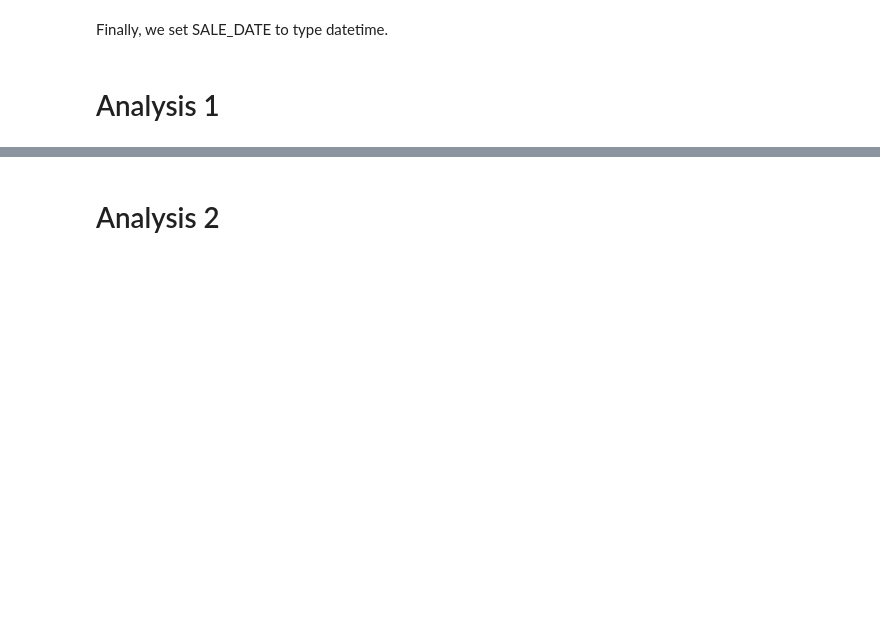
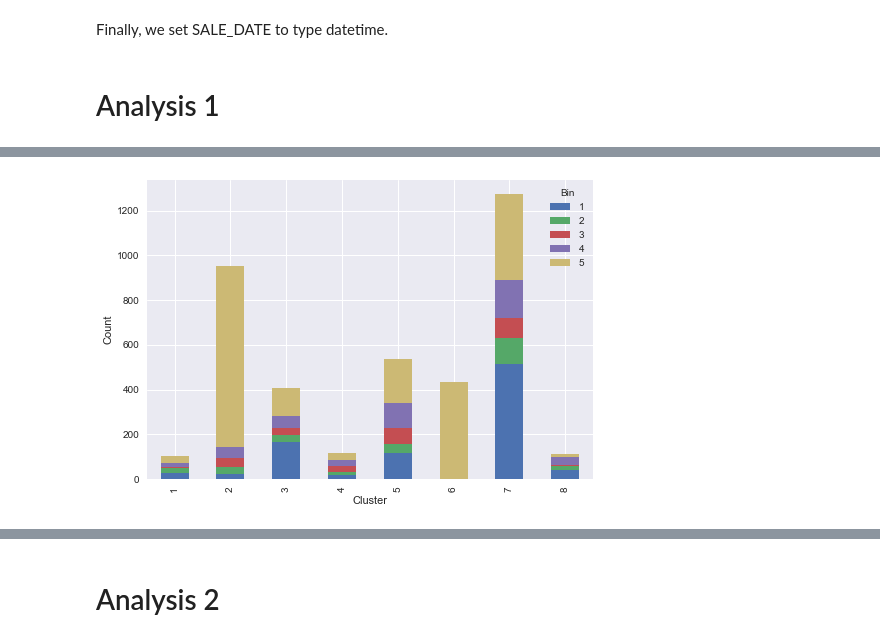
Before and after one commit to uday-31/Analyzing-Form-D-Submissions, a Jupyter notebook: Financial Data Science II Final Project.ipynb, the cells around one changed output, grey strips where cells are left out. Cells and saved outputs as stored; diff of their text form; code cells hidden in the pictures; blank space fills up the shorter version.

```diff
--- a/Financial Data Science II Final Project.ipynb
+++ b/Financial Data Science II Final Project.ipynb
@@ -251,0 +428,9 @@ df.SALE_DATE = df.SALE_DATE.astype('datetime64')
+# %%
+def dummy_tokenizer(sent):
+    return sent
+
+def dummy_preprocessor(sent):
+    return sent
+
+vectorizer = TfidfVectorizer(tokenizer = dummy_tokenizer, preprocessor=dummy_preprocessor,ngram_range=(1,1))
+vect_fit = vectorizer.fit_transform(list(X))
@@ -251,0 +452,9 @@ df.SALE_DATE = df.SALE_DATE.astype('datetime64')
+# %%
+def bin_proportion(val, num_bins = 5):
+    size = 1/num_bins
+    i = size
+    while val >= i:
+        i += size
+    return int(i//size)
+
+y_binned = y.apply(bin_proportion)
@@ -251,0 +467,18 @@ df.SALE_DATE = df.SALE_DATE.astype('datetime64')
+# %%
+from sklearn.cluster import KMeans
+kminit = KMeans(n_clusters=8, n_init=100)
+kmout = kminit.fit(vect_fit.todense())
+# %%
+plot_df = pd.DataFrame(df.ACCESSIONNUMBER[X.index])
+plot_df['kmclust'] = kmout.labels_ + 1
+plot_df['kmclust'] = plot_df['kmclust'].astype('category').cat.as_unordered()
+plot_df['actual_bin'] = y_binned.copy()
+
+plot_df = plot_df.groupby(['kmclust','actual_bin'])['ACCESSIONNUMBER'].count().unstack('actual_bin').fillna(0)
+plot_df.plot(kind='bar', stacked=True,legend=False)
+plt.xlabel("Cluster")
+plt.ylabel("Count")
+plt.legend(title="Bin", bbox_to_anchor=(1.0, 1.0))
+plt.show()
+# %% [output]
+[figure, added]
```
Also changed, not shown: parts of 53 cells of this notebook.
